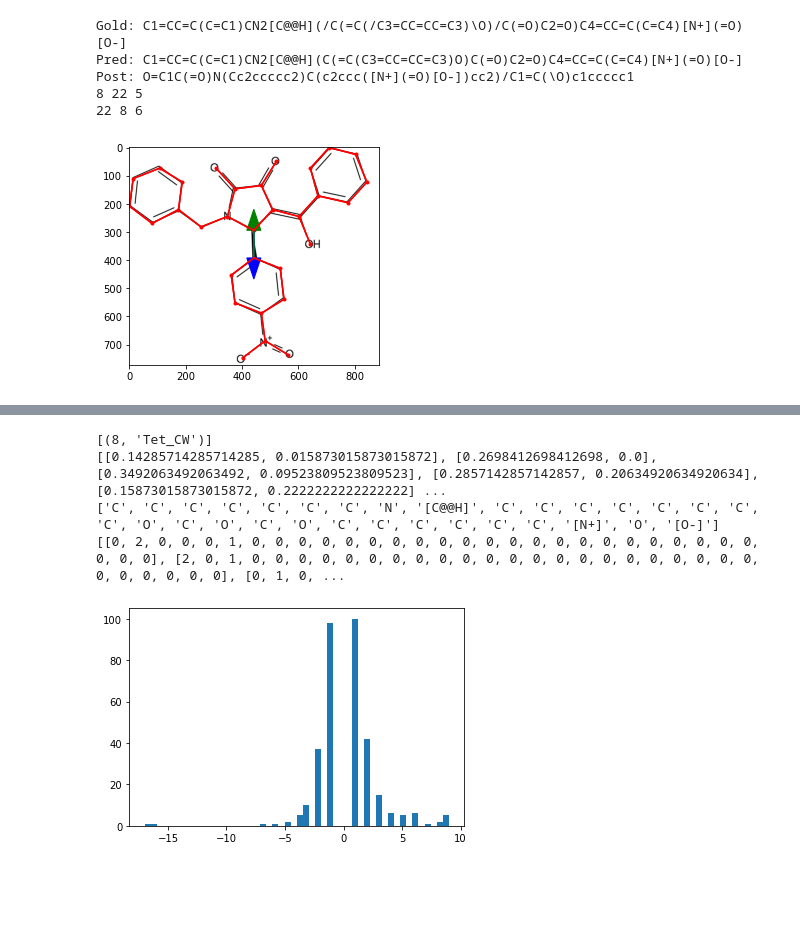
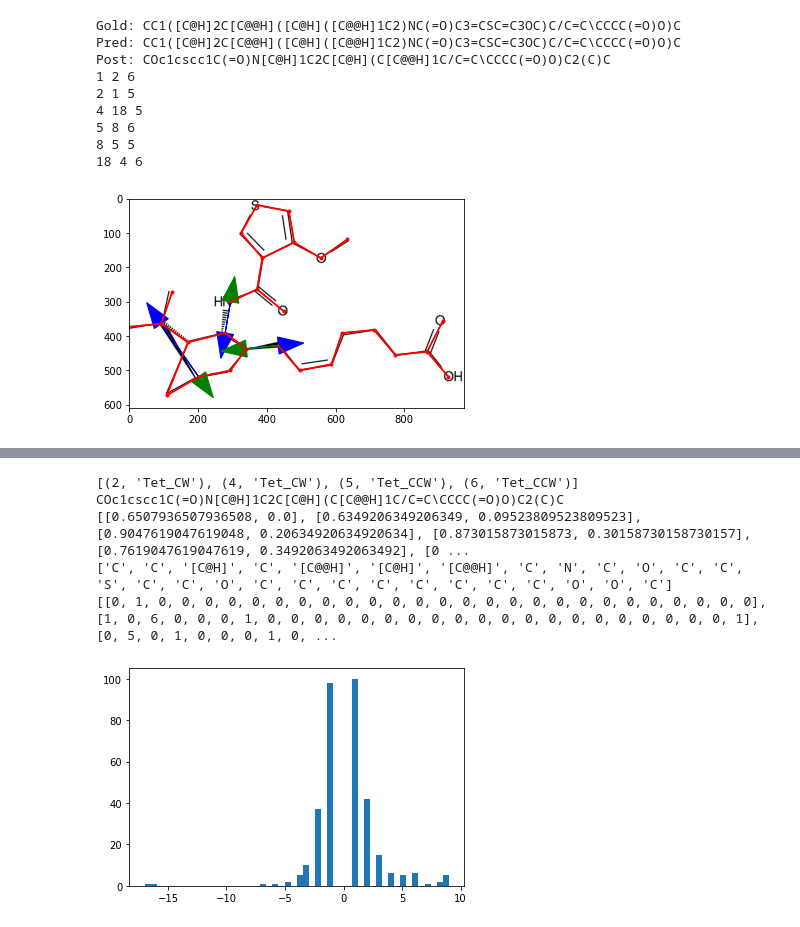
Before and after one commit to thomas0809/MolScribe, a Jupyter notebook: notebook/graph.ipynb, the cells around one changed output, grey strips where cells are left out. Saved outputs shown, nothing was run; the diff lists cells and outputs as text; code cells hidden in the pictures; blank space fills up the shorter version.

```diff
--- a/notebook/graph.ipynb
+++ b/notebook/graph.ipynb
@@ -22,7 +22,7 @@ import rdkit.Chem as Chem
 df = pd.read_csv('../data/molbank/pubchem/valid.csv')
 # smiles_pred_df = pd.read_csv('../output/indigo/swin_base_50_lstm/prediction_valid.csv')
 # nodes_pred_df = pd.read_csv('../output/indigo/swin_base_edges_bin64_ep100_sep/prediction_valid.csv')
-nodes_pred_df = pd.read_csv('../output/pubchem/swin_base_200k_jointedges/prediction_valid.csv')
+nodes_pred_df = pd.read_csv('../output/pubchem/swin_base_200k_jointedges1/prediction_valid.csv')
 
 tokenizer = NodeTokenizer(50)
 
@@ -90,9 +90,7 @@ for i, row in df.iterrows():
     x, y = coords[:,1]*w, coords[:,0]*h
     plt.scatter(x, y, color='r', marker='.')
     edges = eval(nodes_pred_df.loc[i, 'edges'])
-    post_smiles = _postprocess_smiles(pred_smiles, coords, symbols, edges, debug=True)
-    print(gold_smiles)
-    print(post_smiles)
+    post_smiles, mol = _postprocess_smiles(pred_smiles, coords, symbols, edges, debug=True)
     for i in range(len(x)):
         for j in range(len(x)):
             if edges[i][j] != 0:
@@ -187,7 +159,7 @@ IPythonConsole.drawOptions.addAtomIndices = True
 IPythonConsole.molSize = 300,300
 from bms.chemistry import _verify_chirality, _postprocess_smiles
 
-i = 273
+i = 68
 gold_smiles = df.loc[i, 'SMILES']
 path = '../' + df.loc[i, 'file_path']
 img = cv2.imread(path)
@@ -212,45 +184,50 @@ for i in range(len(x)):
     for j in range(len(x)):
         if edges[i][j] != 0:
             if edges[i][j] in [5, 6]:
                 color = 'blue' if edges[i][j] == 5 else 'green'
                 plt.arrow(x[i], y[i], x[j]-x[i], y[j]-y[i], color=color, head_width=50)
                 print(i,j,edges[i][j])
             else:
                 color = 'red'
                 plt.plot([x[i], x[j]], [y[i], y[j]], color)
 plt.show()
 
 mol_gold = Chem.MolFromSmiles(gold_smiles)
 mol_pred = Chem.MolFromSmiles(pred_smiles)
 mol_post = Chem.MolFromSmiles(post_smiles)
 img = Chem.Draw.MolsToGridImage([mol_gold,mol_pred,mol_post], subImgSize=(250,250), molsPerRow=3, useSVG=True)
 display(img)
 chiral_centers = Chem.FindMolChiralCenters(mol_pred, includeUnassigned=True, includeCIP=False, useLegacyImplementation=False)
 print(chiral_centers)
 smiles, mol = _postprocess_smiles(pred_smiles, coords, symbols, edges, debug=True)
 # smiles = Chem.MolToSmiles(mol, isomericSmiles=True, canonical=True)
-# print(smiles)
+print(smiles)
 
 print(coords)
 print(symbols)
 print(edges)
 
 # for atom in mol.GetAtoms():
 #     print(atom.GetChiralTag())
 # for bond in mol.GetBonds():
 #     print(bond.GetBeginAtomIdx(), bond.GetEndAtomIdx(), bond.GetBondDir())
 # %% [output]
-Gold: C1=CC=C(C=C1)CN2[C@@H](/C(=C(/C3=CC=CC=C3)\O)/C(=O)C2=O)C4=CC=C(C=C4)[N+](=O)[O-]
-Pred: C1=CC=C(C=C1)CN2[C@@H](C(=C(C3=CC=CC=C3)O)C(=O)C2=O)C4=CC=C(C=C4)[N+](=O)[O-]
-Post: O=C1C(=O)N(Cc2ccccc2)C(c2ccc([N+](=O)[O-])cc2)/C1=C(\O)c1ccccc1
-8 22 5
-22 8 6
+Gold: CC1([C@H]2C[C@@H]([C@H]([C@@H]1C2)NC(=O)C3=CSC=C3OC)C/C=C\CCCC(=O)O)C
+Pred: CC1([C@H]2C[C@@H]([C@H]([C@@H]1C2)NC(=O)C3=CSC=C3OC)C/C=C\CCCC(=O)O)C
+Post: COc1cscc1C(=O)N[C@H]1C2C[C@H](C[C@@H]1C/C=C\CCCC(=O)O)C2(C)C
+1 2 6
+2 1 5
+4 18 5
+5 8 6
+8 5 5
+18 4 6
-[figure, old version]
+[figure, new version]
 [drawing not drawn]
-[(8, 'Tet_CW')]
-[[0.14285714285714285, 0.015873015873015872], [0.2698412698412698, 0.0], [0.3492063492063492, 0.09523809523809523], [0.2857142857142857, 0.20634920634920634], [0.15873015873015872, 0.2222222222222222] ...
-['C', 'C', 'C', 'C', 'C', 'C', 'C', 'N', '[C@@H]', 'C', 'C', 'C', 'C', 'C', 'C', 'C', 'C', 'O', 'C', 'O', 'C', 'O', 'C', 'C', 'C', 'C', 'C', 'C', '[N+]', 'O', '[O-]']
-[[0, 2, 0, 0, 0, 1, 0, 0, 0, 0, 0, 0, 0, 0, 0, 0, 0, 0, 0, 0, 0, 0, 0, 0, 0, 0, 0, 0, 0, 0, 0], [2, 0, 1, 0, 0, 0, 0, 0, 0, 0, 0, 0, 0, 0, 0, 0, 0, 0, 0, 0, 0, 0, 0, 0, 0, 0, 0, 0, 0, 0, 0], [0, 1, 0, ...
+[(2, 'Tet_CW'), (4, 'Tet_CW'), (5, 'Tet_CCW'), (6, 'Tet_CCW')]
+COc1cscc1C(=O)N[C@H]1C2C[C@H](C[C@@H]1C/C=C\CCCC(=O)O)C2(C)C
+[[0.6507936507936508, 0.0], [0.6349206349206349, 0.09523809523809523], [0.9047619047619048, 0.20634920634920634], [0.873015873015873, 0.30158730158730157], [0.7619047619047619, 0.3492063492063492], [0 ...
+['C', 'C', '[C@H]', 'C', '[C@@H]', '[C@H]', '[C@@H]', 'C', 'N', 'C', 'O', 'C', 'C', 'S', 'C', 'C', 'O', 'C', 'C', 'C', 'C', 'C', 'C', 'C', 'C', 'O', 'O', 'C']
+[[0, 1, 0, 0, 0, 0, 0, 0, 0, 0, 0, 0, 0, 0, 0, 0, 0, 0, 0, 0, 0, 0, 0, 0, 0, 0, 0, 0], [1, 0, 6, 0, 0, 0, 1, 0, 0, 0, 0, 0, 0, 0, 0, 0, 0, 0, 0, 0, 0, 0, 0, 0, 0, 0, 0, 1], [0, 5, 0, 1, 0, 0, 0, 1, 0, ...
 # %%
 df = pd.read_csv('../data/molbank/indigo-data/valid.csv')
 nodes_pred_df = pd.read_csv('../output/indigo/swin_base_edges_bin64_ep100/prediction_valid.csv')
```
Also changed, not shown: parts of 1 cell of this notebook.
